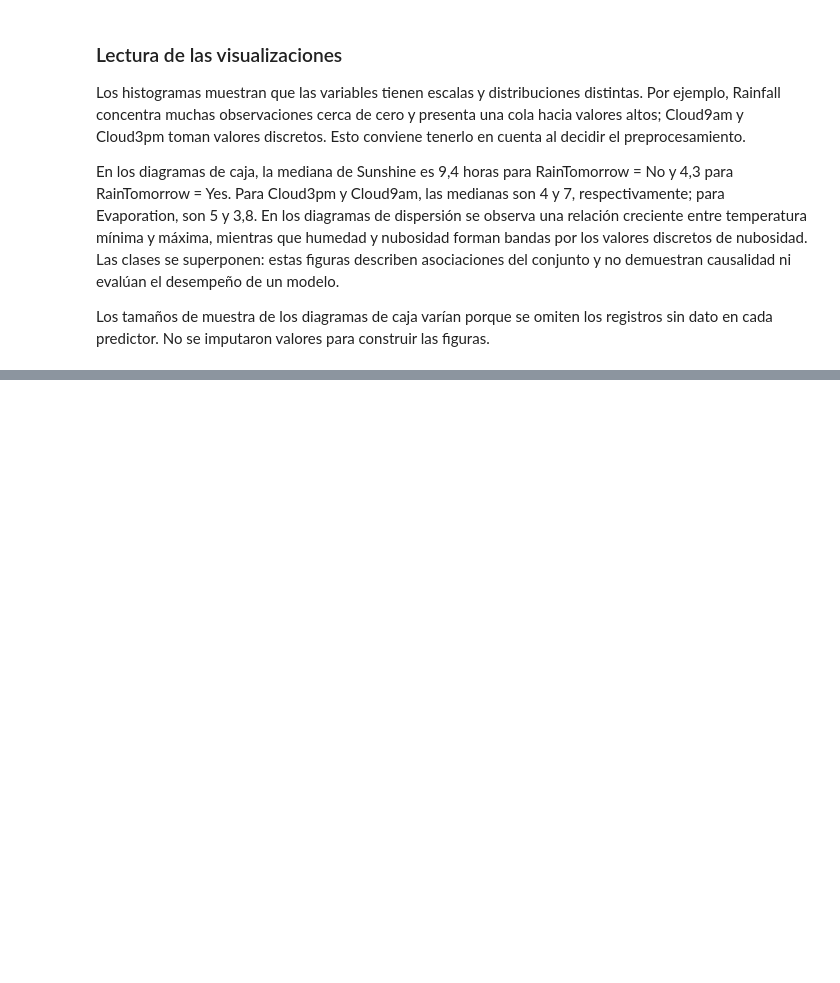
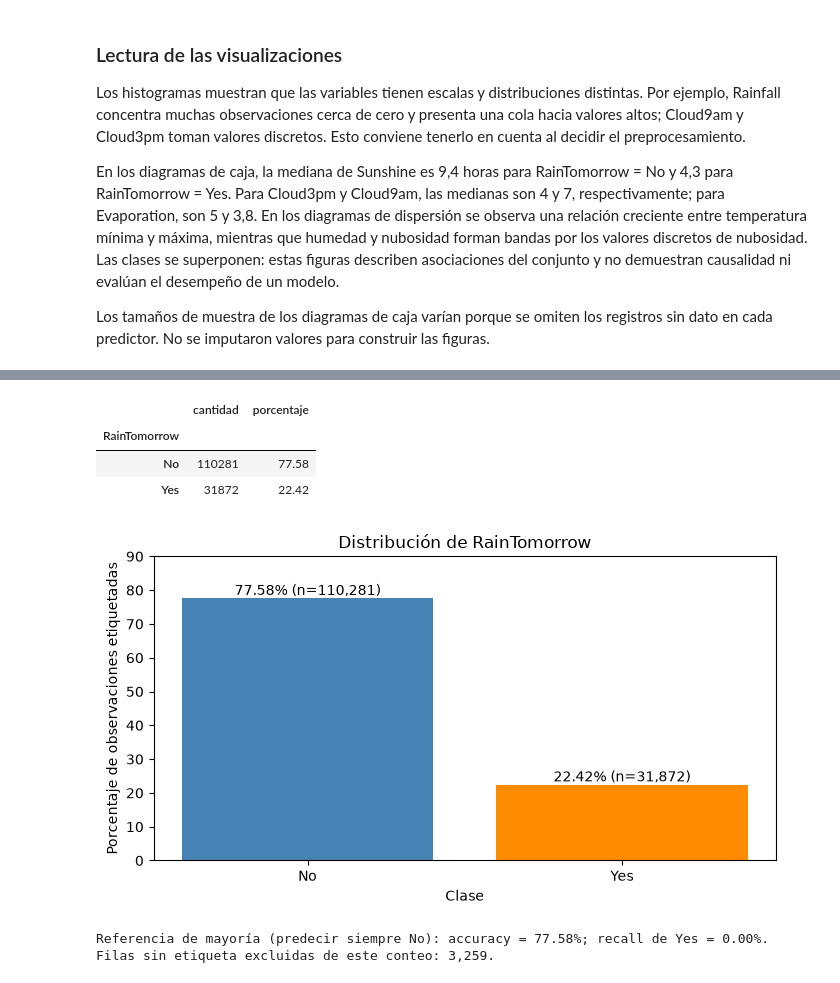
Before and after one commit to V1DR1K/AA1-TUIA-Colombo-Ayala-Ibarbia, a Jupyter notebook: TP-clasificacion-AA1.ipynb, the cells around one changed output, grey strips where cells are left out. Saved outputs shown, nothing was run; the diff lists cells and outputs as text; code cells hidden in the pictures; blank space fills up the shorter version.

```diff
--- a/TP-clasificacion-AA1.ipynb
+++ b/TP-clasificacion-AA1.ipynb
@@ -228,0 +231,54 @@ Los tamaños de muestra de los diagramas de caja varían porque se omiten los re
+# %%
+# Cuento las clases conocidas y comparo su proporción con un clasificador constante de referencia.
+clases_objetivo = ["No", "Yes"]
+conteos_objetivo = (
+    df["RainTomorrow"]
+    .dropna()
+    .value_counts()
+    .reindex(clases_objetivo, fill_value=0)
+)
+total_etiquetado = conteos_objetivo.sum()
+balance_objetivo = pd.DataFrame({
+    "cantidad": conteos_objetivo,
+    "porcentaje": conteos_objetivo / total_etiquetado * 100,
+})
+balance_objetivo.index.name = "RainTomorrow"
+display(balance_objetivo.round({"porcentaje": 2}))
+
+fig, ax = plt.subplots(figsize=(7, 4))
+barras = ax.bar(
+    balance_objetivo.index,
+    balance_objetivo["porcentaje"],
+    color=["steelblue", "darkorange"],
+)
+for barra, porcentaje, cantidad in zip(
+    barras, balance_objetivo["porcentaje"], balance_objetivo["cantidad"]
+):
+    ax.text(
+        barra.get_x() + barra.get_width() / 2,
+        barra.get_height() + 1,
+        f"{porcentaje:.2f}% (n={cantidad:,})",
+        ha="center",
+    )
+ax.set_title("Distribución de RainTomorrow")
+ax.set_xlabel("Clase")
+ax.set_ylabel("Porcentaje de observaciones etiquetadas")
+ax.set_ylim(0, 90)
+plt.tight_layout()
+plt.show()
+
+clase_mayoritaria = conteos_objetivo.idxmax()
+accuracy_referencia = conteos_objetivo.max() / total_etiquetado
+print(
+    f"Referencia de mayoría (predecir siempre {clase_mayoritaria}): "
+    f"accuracy = {accuracy_referencia:.2%}; recall de Yes = 0.00%."
+)
+print(f"Filas sin etiqueta excluidas de este conteo: {df['RainTomorrow'].isna().sum():,}.")
+# %% [output]
+|  | cantidad | porcentaje |
+| RainTomorrow |  |  |
+| No | 110281 | 77.58 |
+| Yes | 31872 | 22.42 |
+[figure, added]
+Referencia de mayoría (predecir siempre No): accuracy = 77.58%; recall de Yes = 0.00%.
+Filas sin etiqueta excluidas de este conteo: 3,259.
```
Also changed, not shown: parts of 3 cells of this notebook.
